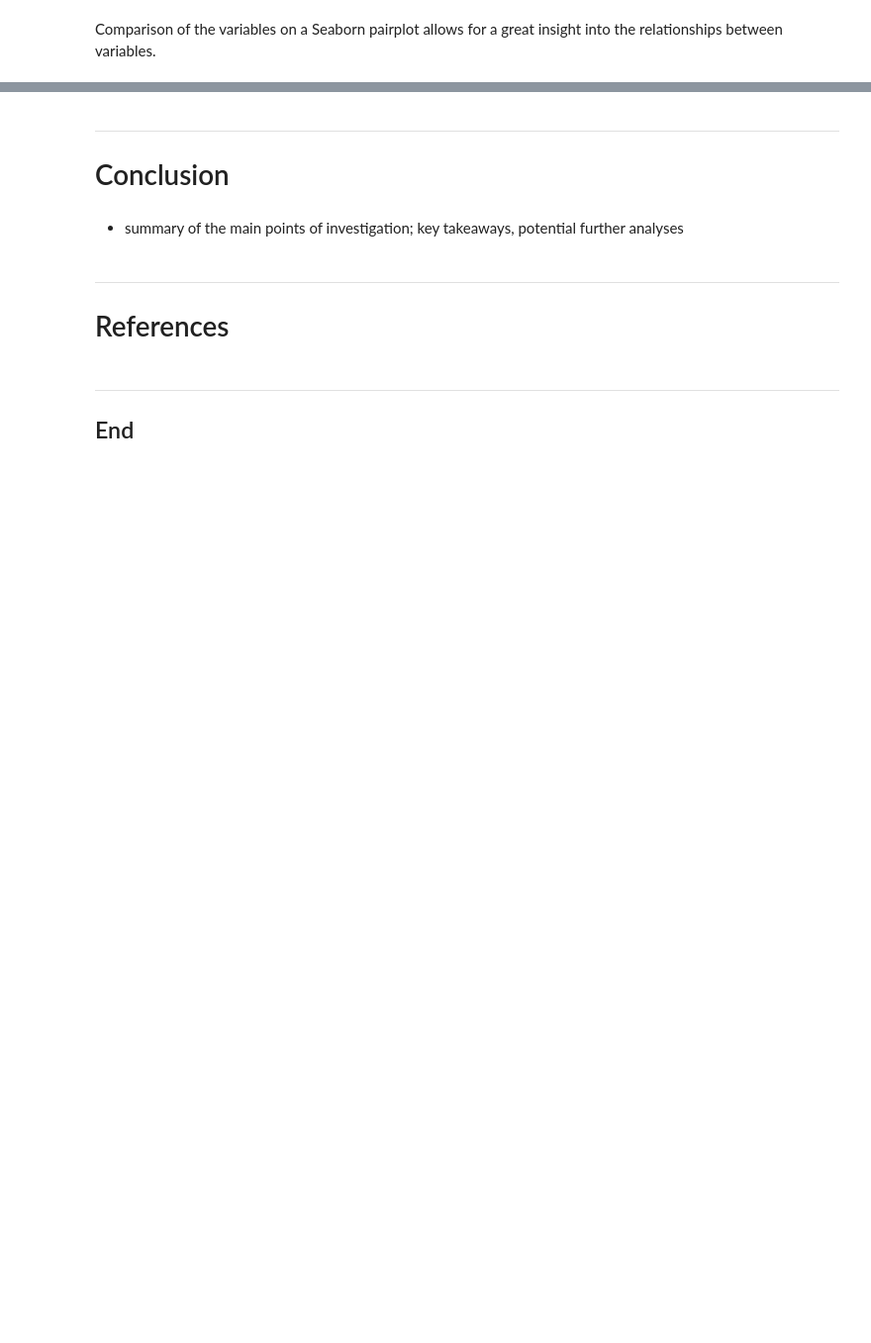
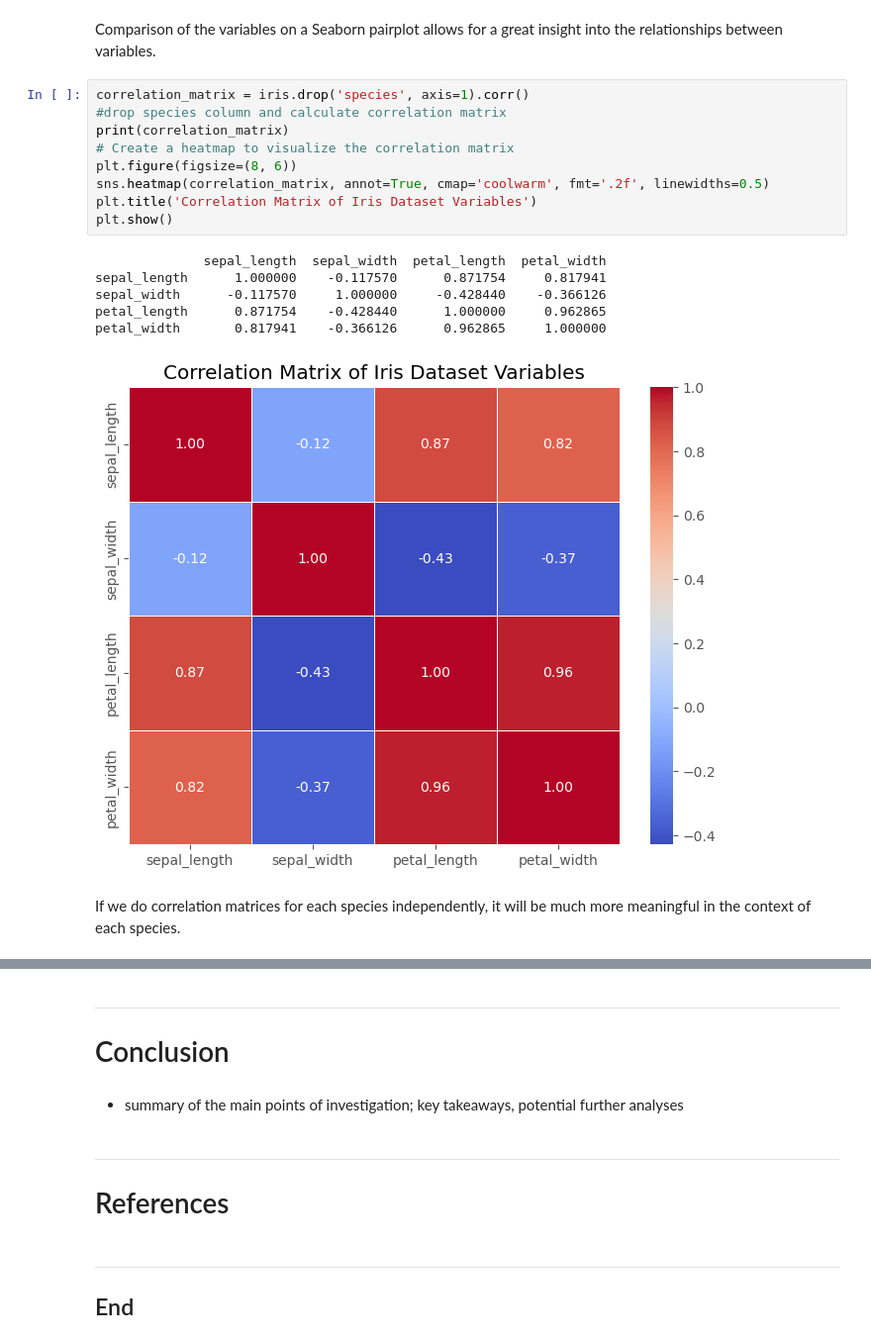
Before and after one commit to nexlanglxm/fundamentals-of-data-analysis, a Jupyter notebook: project.ipynb, the cells around one changed output, grey strips where cells are left out. Shown at 99% size. Drawn from its saved outputs; the diff is of its cells as text; blank space fills up the shorter version.

Commit message:
working on correlations

```diff
--- a/project.ipynb
+++ b/project.ipynb
@@ -294,3 +294,21 @@ If we look at the pairplot below, see that the setosa species can be easily sepa
 ![img](./img/pairplot.png)
 # %% [markdown]
 Comparison of the variables on a Seaborn pairplot allows for a great insight into the relationships between variables.
+# %%
+correlation_matrix = iris.drop('species', axis=1).corr()
+#drop species column and calculate correlation matrix
+print(correlation_matrix)
+# Create a heatmap to visualize the correlation matrix
+plt.figure(figsize=(8, 6))
+sns.heatmap(correlation_matrix, annot=True, cmap='coolwarm', fmt='.2f', linewidths=0.5)
+plt.title('Correlation Matrix of Iris Dataset Variables')
+plt.show()
+# %% [output]
+              sepal_length  sepal_width  petal_length  petal_width
+sepal_length      1.000000    -0.117570      0.871754     0.817941
+sepal_width      -0.117570     1.000000     -0.428440    -0.366126
+petal_length      0.871754    -0.428440      1.000000     0.962865
+petal_width       0.817941    -0.366126      0.962865     1.000000
+[figure, added]
+# %% [markdown]
+If we do correlation matrices for each species independently, it will be much more meaningful in the context of each species.
```
Also changed, not shown: parts of 1 cell of this notebook.
